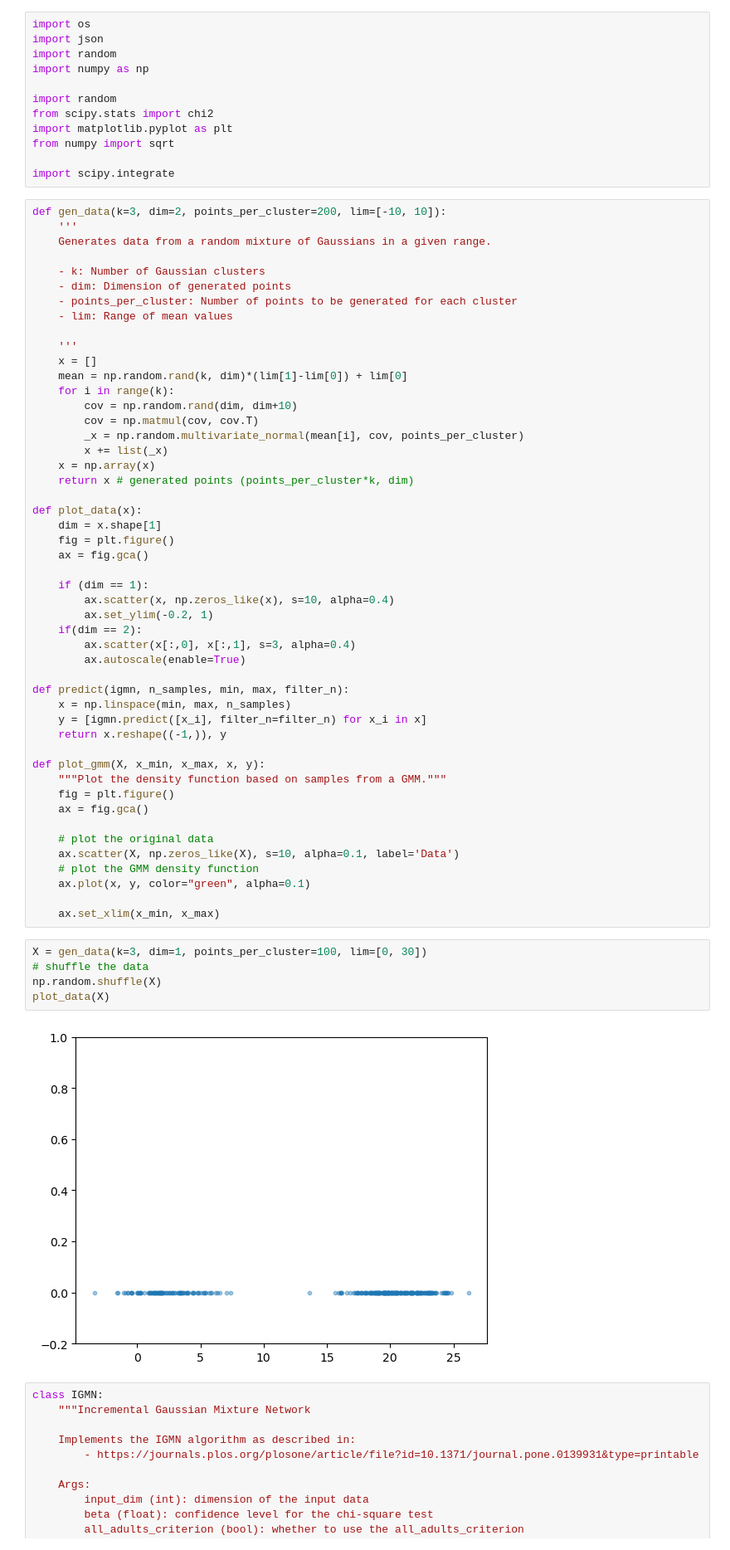
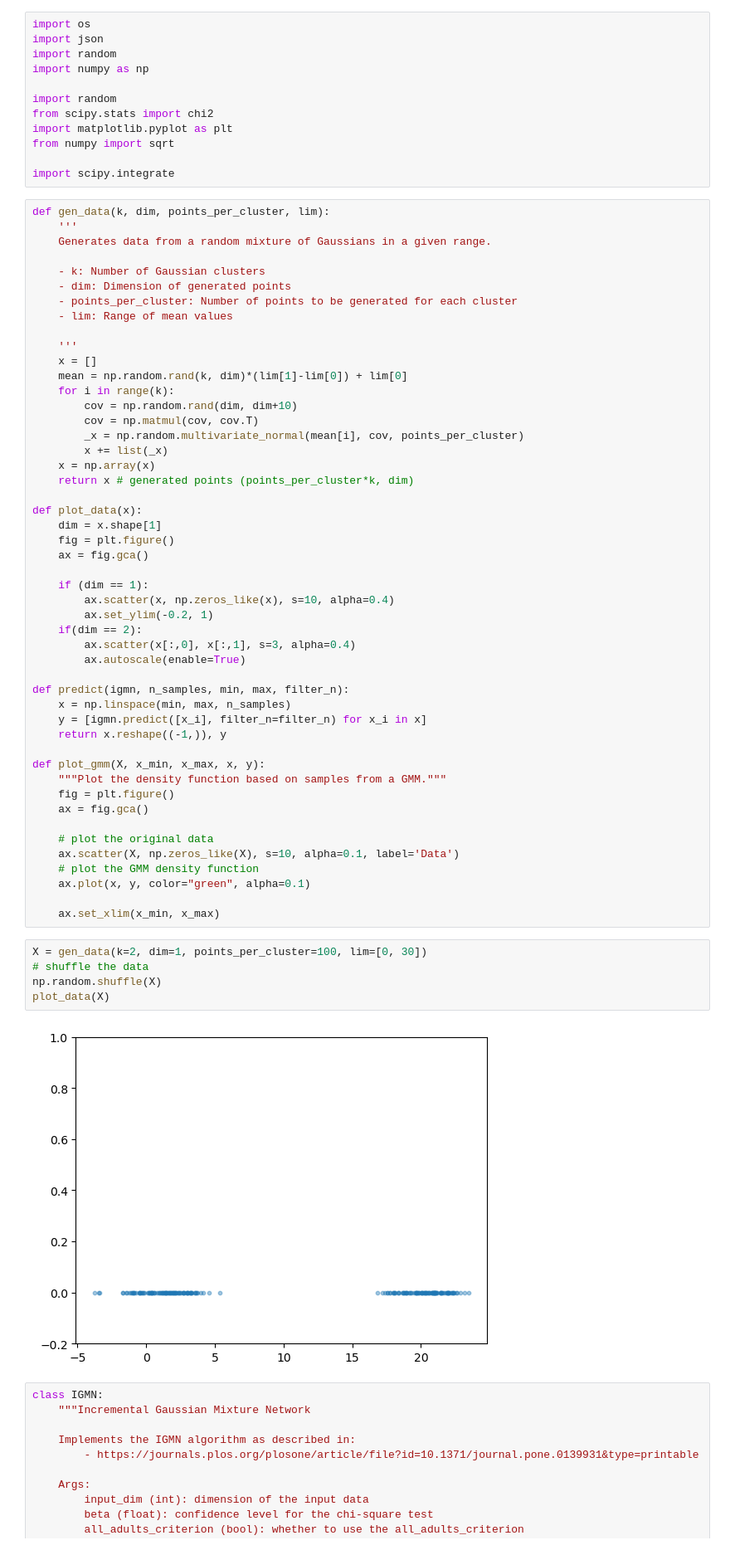
Before and after one commit to jotadwright/babel, a Jupyter notebook: experiments/concept-emergence2/notebooks/gmm/incremental-gmm.ipynb, the cells around one changed output. Shown at 83% size. Saved outputs shown, nothing was run; the diff lists cells and outputs as text.

```diff
--- a/experiments/concept-emergence2/notebooks/gmm/incremental-gmm.ipynb
+++ b/experiments/concept-emergence2/notebooks/gmm/incremental-gmm.ipynb
@@ -11,7 +11,7 @@ from numpy import sqrt
 
 import scipy.integrate
 # %%
-def gen_data(k=3, dim=2, points_per_cluster=200, lim=[-10, 10]):
+def gen_data(k, dim, points_per_cluster, lim):
     '''
     Generates data from a random mixture of Gaussians in a given range.
 
@@ -60,12 +60,12 @@ def plot_gmm(X, x_min, x_max, x, y):
 
     ax.set_xlim(x_min, x_max)
 # %%
-X = gen_data(k=3, dim=1, points_per_cluster=100, lim=[0, 30])
+X = gen_data(k=2, dim=1, points_per_cluster=100, lim=[0, 30])
 # shuffle the data
 np.random.shuffle(X)
 plot_data(X)
 # %% [output]
-[figure, old version]
+[figure, new version]
 # %%
 class IGMN:
     """Incremental Gaussian Mixture Network
```
Also changed, not shown: parts of 3 cells of this notebook.
